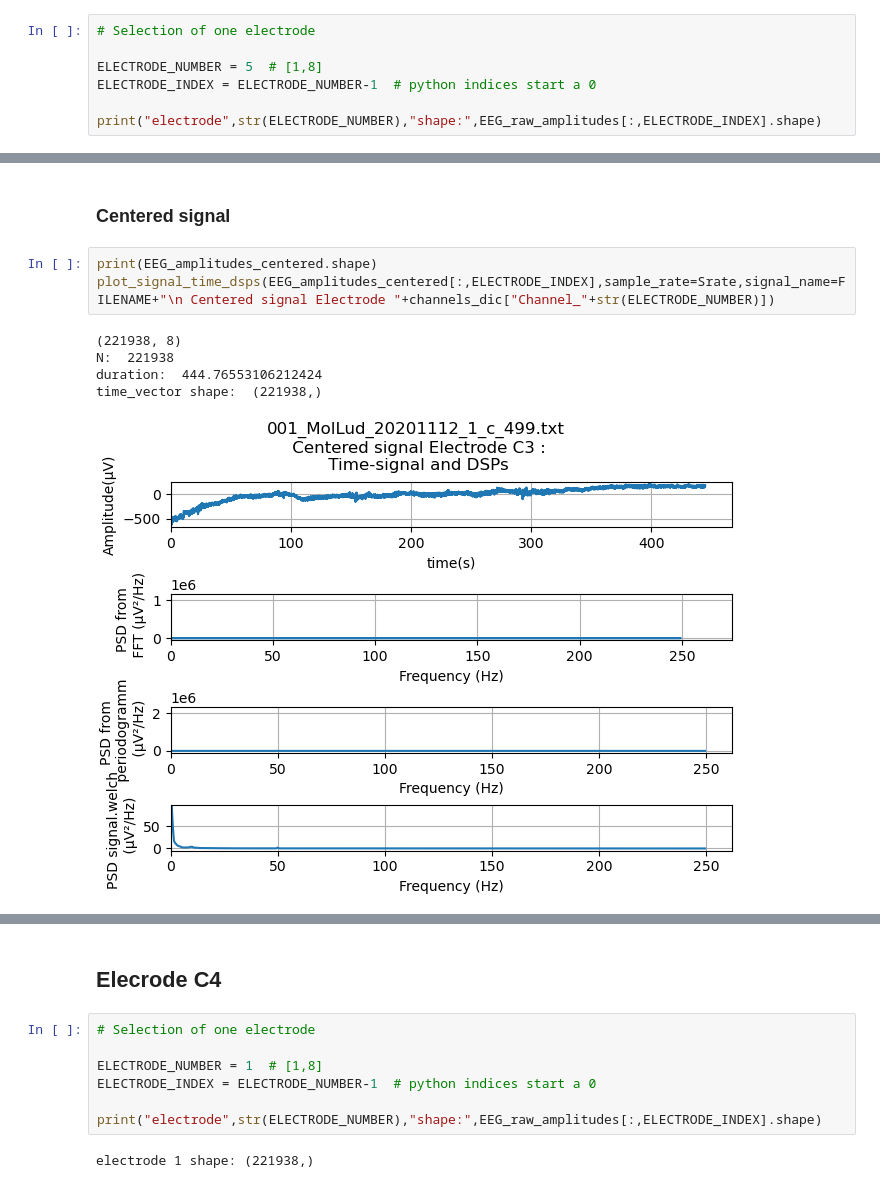
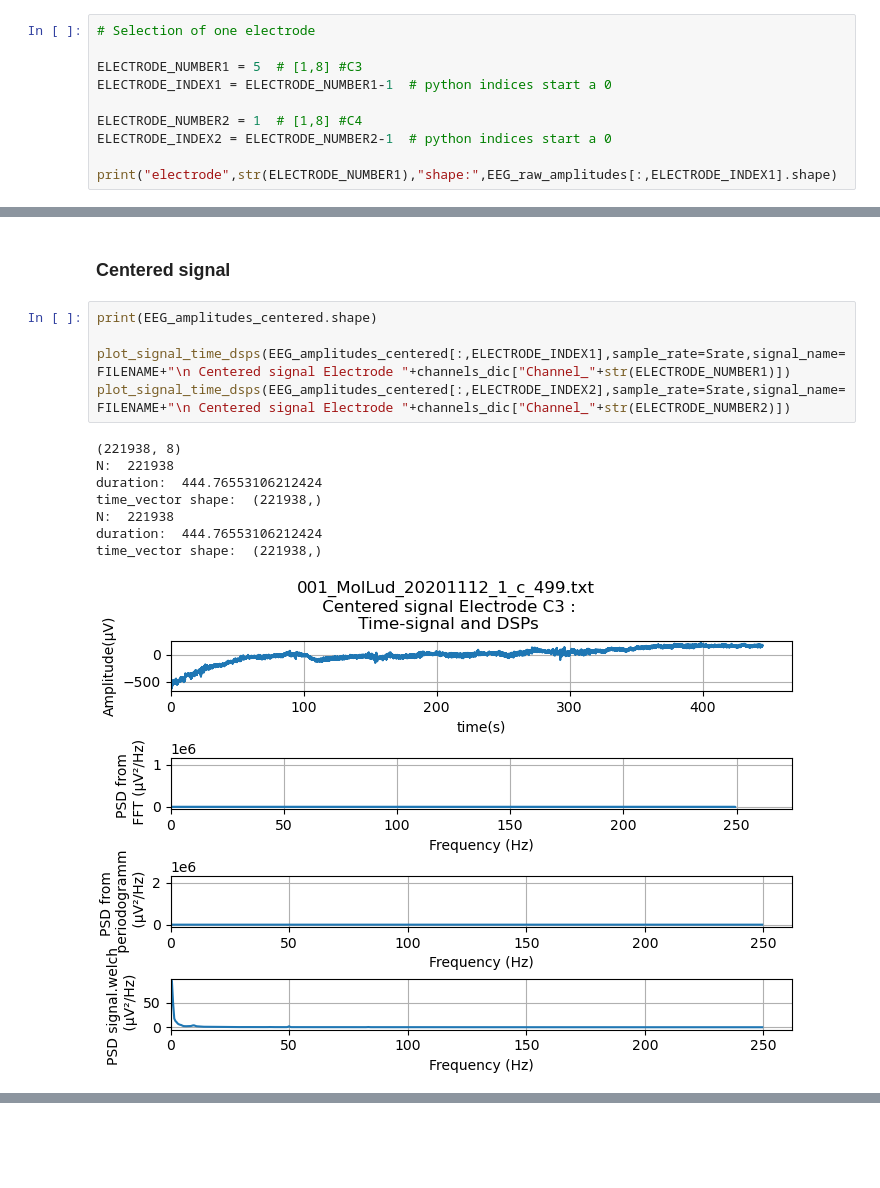
Before and after one commit to iwissemben/Stage_Signal_Physio, a Jupyter notebook: SRC/comparisons_Rearm.ipynb, the cells around one changed output, grey strips where cells are left out. Cells and saved outputs as stored; diff of their text form; blank space fills up the shorter version.

```diff
--- a/SRC/comparisons_Rearm.ipynb
+++ b/SRC/comparisons_Rearm.ipynb
@@ -42,10 +42,13 @@ channels_dic = {"Channel_1": "C4",
 # %%
 # Selection of one electrode
 
-ELECTRODE_NUMBER = 5  # [1,8]
-ELECTRODE_INDEX = ELECTRODE_NUMBER-1  # python indices start a 0
+ELECTRODE_NUMBER1 = 5  # [1,8] #C3
+ELECTRODE_INDEX1 = ELECTRODE_NUMBER1-1  # python indices start a 0
 
-print("electrode",str(ELECTRODE_NUMBER),"shape:",EEG_raw_amplitudes[:,ELECTRODE_INDEX].shape)
+ELECTRODE_NUMBER2 = 1  # [1,8] #C4
+ELECTRODE_INDEX2 = ELECTRODE_NUMBER2-1  # python indices start a 0
+
+print("electrode",str(ELECTRODE_NUMBER1),"shape:",EEG_raw_amplitudes[:,ELECTRODE_INDEX1].shape)
 # %% [output]
 electrode 5 shape: (221938,)
 # %% [markdown]
@@ -69,10 +77,15 @@ time_vector shape:  (221938,)
 ### Centered signal
 # %%
 print(EEG_amplitudes_centered.shape)
-plot_signal_time_dsps(EEG_amplitudes_centered[:,ELECTRODE_INDEX],sample_rate=Srate,signal_name=FILENAME+"\n Centered signal Electrode "+channels_dic["Channel_"+str(ELECTRODE_NUMBER)])
+
+plot_signal_time_dsps(EEG_amplitudes_centered[:,ELECTRODE_INDEX1],sample_rate=Srate,signal_name=FILENAME+"\n Centered signal Electrode "+channels_dic["Channel_"+str(ELECTRODE_NUMBER1)])
+plot_signal_time_dsps(EEG_amplitudes_centered[:,ELECTRODE_INDEX2],sample_rate=Srate,signal_name=FILENAME+"\n Centered signal Electrode "+channels_dic["Channel_"+str(ELECTRODE_NUMBER2)])
 # %% [output]
 (221938, 8)
 N:  221938
 duration:  444.76553106212424
 time_vector shape:  (221938,)
+N:  221938
+duration:  444.76553106212424
+time_vector shape:  (221938,)
-[figure, old version]
+[figure, new version]
@@ -79,11 +92,0 @@ time_vector shape:  (221938,)
-# %% [markdown]
-## Elecrode C4
-# %%
-# Selection of one electrode
-
-ELECTRODE_NUMBER = 1  # [1,8]
-ELECTRODE_INDEX = ELECTRODE_NUMBER-1  # python indices start a 0
-
-print("electrode",str(ELECTRODE_NUMBER),"shape:",EEG_raw_amplitudes[:,ELECTRODE_INDEX].shape)
-# %% [output]
-electrode 1 shape: (221938,)
```
Also changed, not shown: parts of 7 cells of this notebook, 8 other files.
